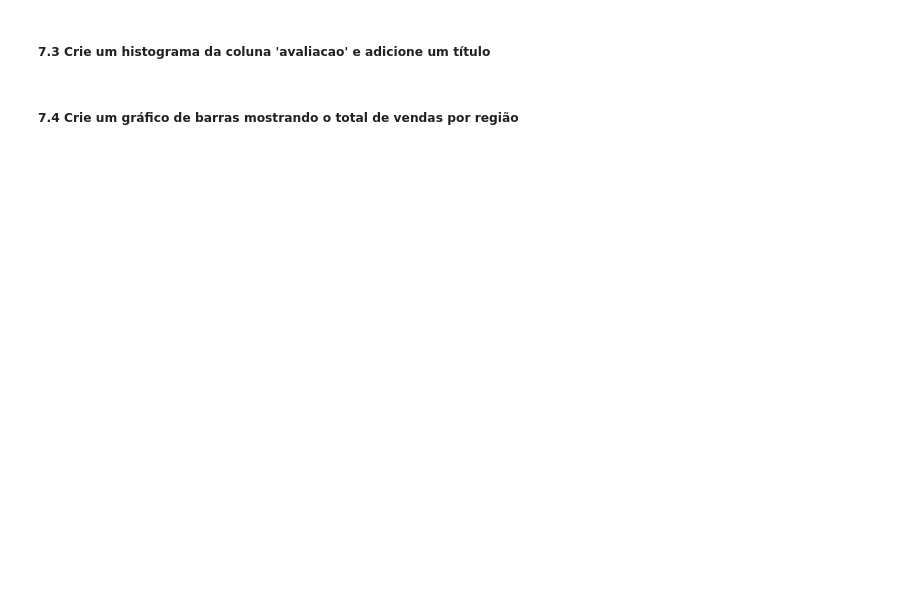
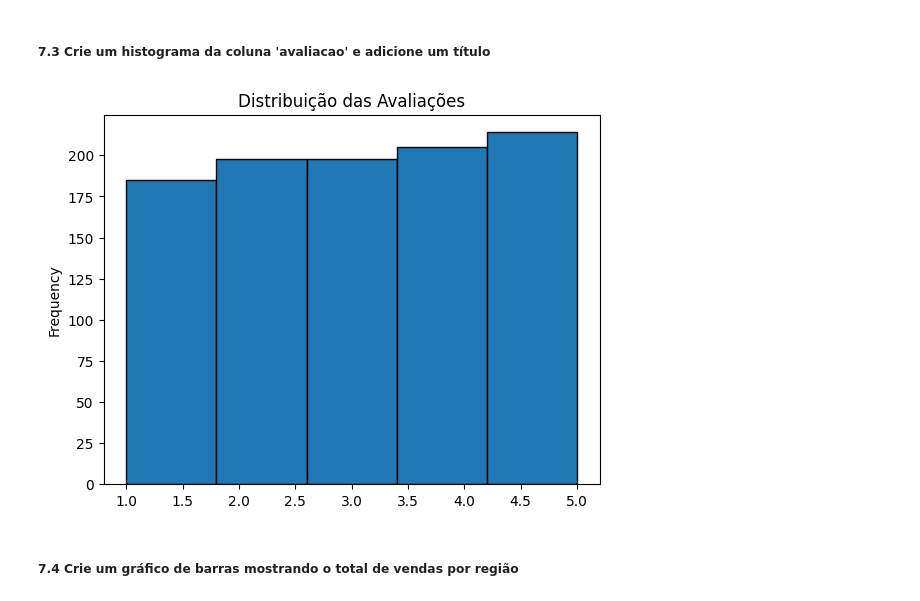
Before and after one commit to fernandooliveira123/2_etapa_lads, a Jupyter notebook: desafio_2_etapa.ipynb, the cells around one changed output. Drawn from its saved outputs; the diff is of its cells as text; code cells hidden in the pictures; blank space fills up the shorter version.

```diff
--- a/desafio_2_etapa.ipynb
+++ b/desafio_2_etapa.ipynb
@@ -1364,7 +1474,13 @@ Agora é sua vez de praticar a criação de gráficos com Pandas:
 # %% [markdown]
 ##### 7.3 Crie um histograma da coluna 'avaliacao' e adicione um título
 # %%
-# SEU CÓDIGO AQUI
+import matplotlib.pyplot as plt
+df_vendas['avaliacao'].plot(kind='hist', bins=5, edgecolor='black')
+plt.title('Distribuição das Avaliações')
+
+plt.show()
+# %% [output]
+[figure, added]
 # %% [markdown]
 ##### 7.4 Crie um gráfico de barras mostrando o total de vendas por região
 # %%
```
Also changed, not shown: parts of 17 cells of this notebook.
